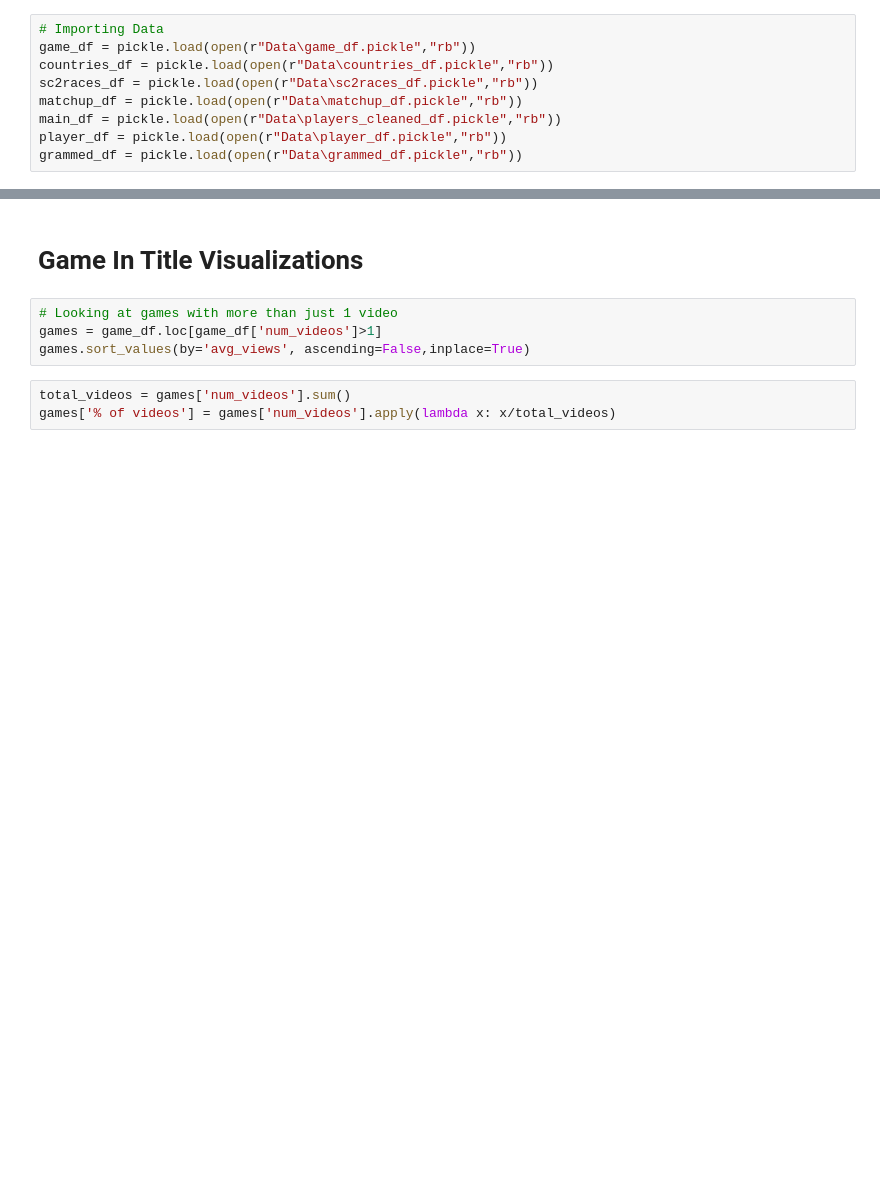
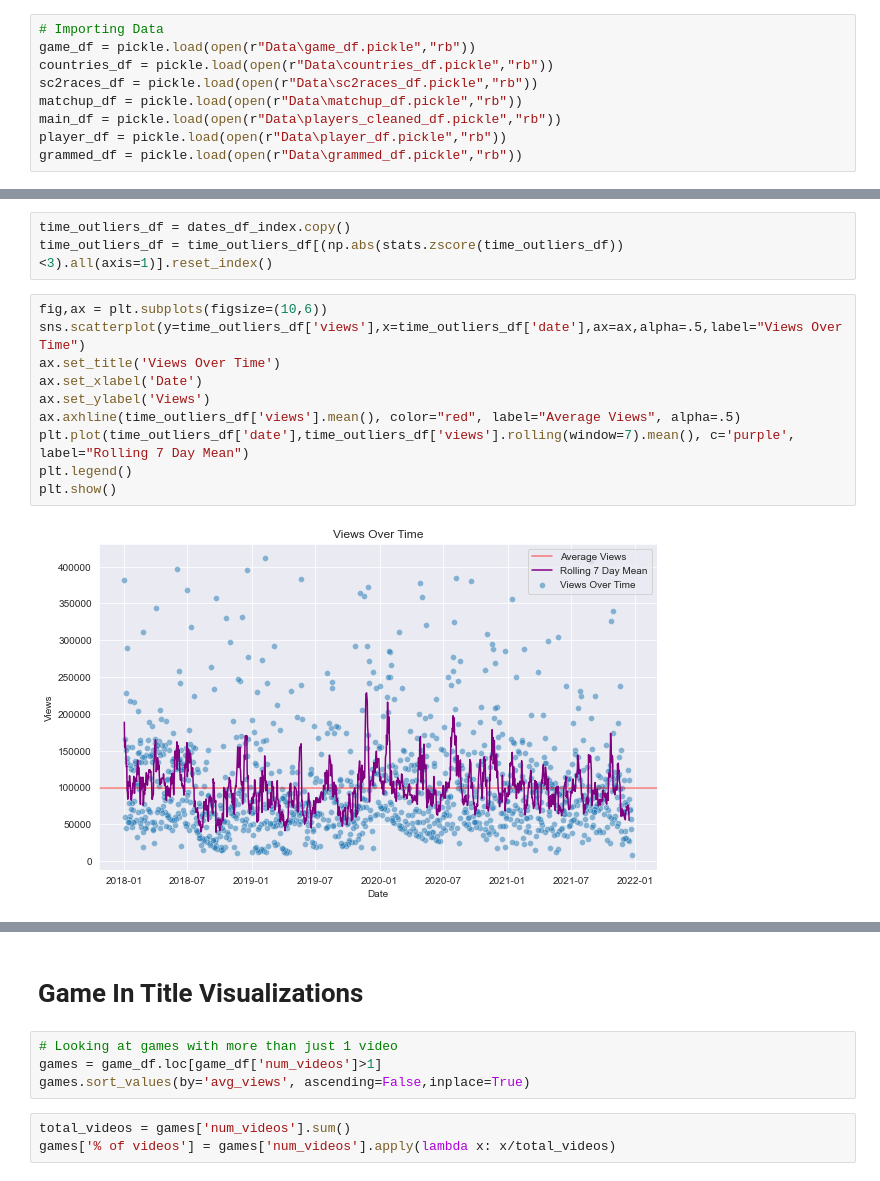
Before and after one commit to NelGen/NG--YouTube-Views-Analysis, a Jupyter notebook: Visualizations.ipynb, the cells around one changed output, grey strips where cells are left out. Drawn from its saved outputs; the diff is of its cells as text; blank space fills up the shorter version.

```diff
--- a/Visualizations.ipynb
+++ b/Visualizations.ipynb
@@ -24,0 +52,15 @@ grammed_df = pickle.load(open(r"Data\grammed_df.pickle","rb"))
+# %%
+time_outliers_df = dates_df_index.copy()
+time_outliers_df = time_outliers_df[(np.abs(stats.zscore(time_outliers_df))<3).all(axis=1)].reset_index()
+# %%
+fig,ax = plt.subplots(figsize=(10,6))
+sns.scatterplot(y=time_outliers_df['views'],x=time_outliers_df['date'],ax=ax,alpha=.5,label="Views Over Time")
+ax.set_title('Views Over Time')
+ax.set_xlabel('Date')
+ax.set_ylabel('Views')
+ax.axhline(time_outliers_df['views'].mean(), color="red", label="Average Views", alpha=.5)
+plt.plot(time_outliers_df['date'],time_outliers_df['views'].rolling(window=7).mean(), c='purple', label="Rolling 7 Day Mean")
+plt.legend()
+plt.show()
+# %% [output]
+[figure, added]
```
Also changed, not shown: parts of 20 cells of this notebook, 9 other files.
